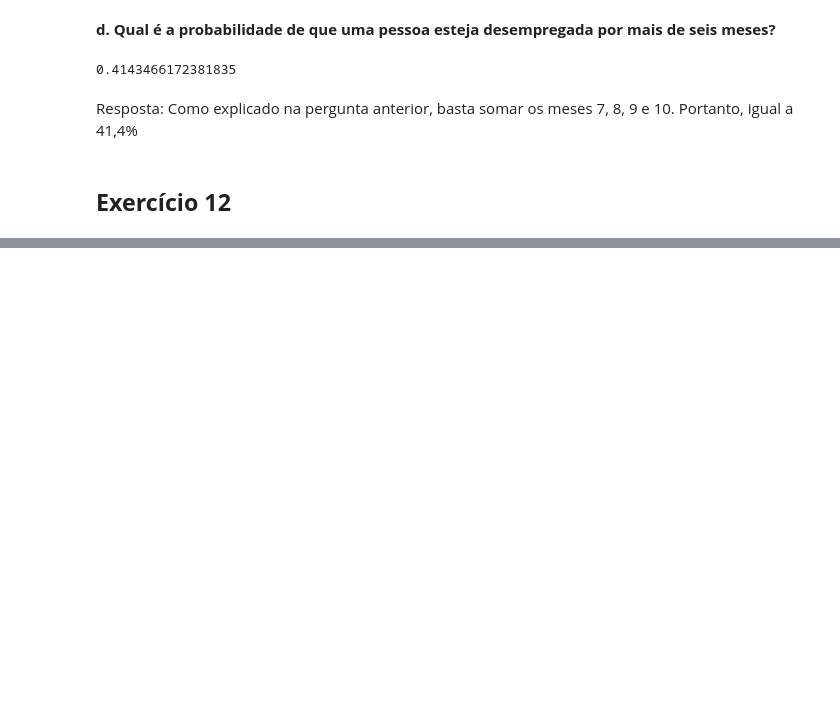
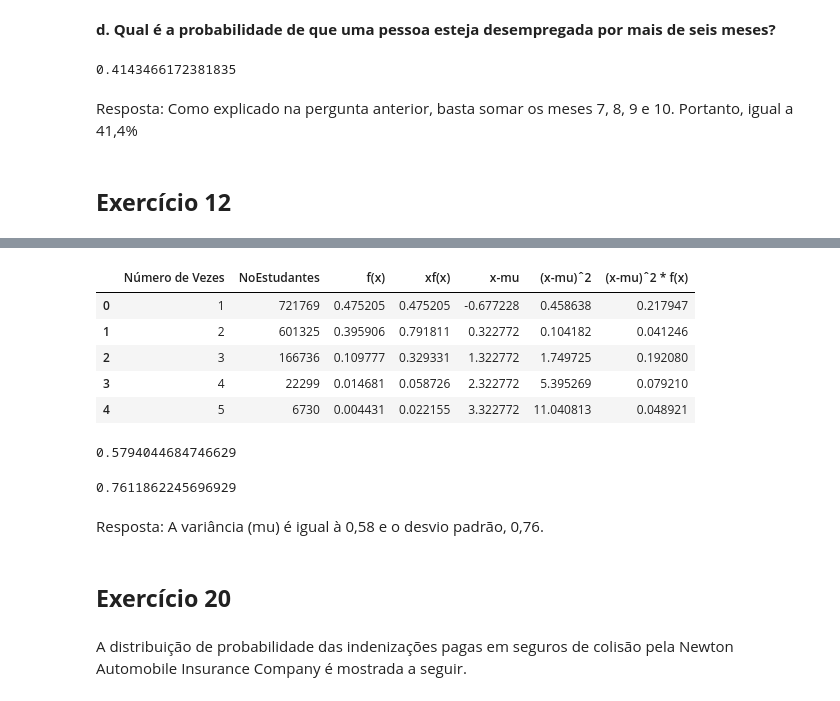
Before and after one commit to whaner/EAD5844, a Jupyter notebook: Exercícios/Ex_Aula_5_Whaner_Endo.ipynb, the cells around one changed output, grey strips where cells are left out. Saved outputs shown, nothing was run; the diff lists cells and outputs as text; code cells hidden in the pictures; blank space fills up the shorter version.

```diff
--- a/Exercícios/Ex_Aula_5_Whaner_Endo.ipynb
+++ b/Exercícios/Ex_Aula_5_Whaner_Endo.ipynb
@@ -93,0 +239,3 @@ Resposta: Como explicado na pergunta anterior, basta somar os meses 7, 8, 9 e 10
+# %%
+mu = df17['xf(x)'].sum()
+mu
@@ -93,0 +248,4 @@ Resposta: Como explicado na pergunta anterior, basta somar os meses 7, 8, 9 e 10
+# %%
+# Cria a coluna x-mu
+for ind, row in df17.iterrows():
+  df17.loc[ind,"x-mu"] = row['Número de Vezes'] - mu
@@ -93,0 +261,4 @@ Resposta: Como explicado na pergunta anterior, basta somar os meses 7, 8, 9 e 10
+# %%
+# Cria a coluna (x-mu)ˆ2
+for ind, row in df17.iterrows():
+  df17.loc[ind,"(x-mu)ˆ2"] = row['x-mu'] ** 2
@@ -93,0 +274,29 @@ Resposta: Como explicado na pergunta anterior, basta somar os meses 7, 8, 9 e 10
+# %%
+# Cria a coluna (x-mu)ˆ2 * f(x)
+for ind, row in df17.iterrows():
+  df17.loc[ind,"(x-mu)ˆ2 * f(x)"] = (row['x-mu'] ** 2)*row['f(x)']
+# %%
+df17
+# %% [output]
+|  | Número de Vezes | NoEstudantes | f(x) | xf(x) | x-mu | (x-mu)ˆ2 | (x-mu)ˆ2 * f(x) |
+| 0 | 1 | 721769 | 0.475205 | 0.475205 | -0.677228 | 0.458638 | 0.217947 |
+| 1 | 2 | 601325 | 0.395906 | 0.791811 | 0.322772 | 0.104182 | 0.041246 |
+| 2 | 3 | 166736 | 0.109777 | 0.329331 | 1.322772 | 1.749725 | 0.192080 |
+| 3 | 4 | 22299 | 0.014681 | 0.058726 | 2.322772 | 5.395269 | 0.079210 |
+| 4 | 5 | 6730 | 0.004431 | 0.022155 | 3.322772 | 11.040813 | 0.048921 |
+# %%
+var = df17['(x-mu)ˆ2 * f(x)'].sum()
+var
+# %% [output]
+0.5794044684746629
+# %%
+dp = var ** 0.5
+dp
+# %% [output]
+0.7611862245696929
+# %% [markdown]
+Resposta: A variância (mu) é igual à 0,58 e o desvio padrão, 0,76.
+# %% [markdown]
+## **Exercício 20**
+# %% [markdown]
+A distribuição de probabilidade das indenizações pagas em seguros de colisão pela Newton Automobile Insurance Company é mostrada a seguir.
```
Also changed, not shown: parts of 56 cells of this notebook.
